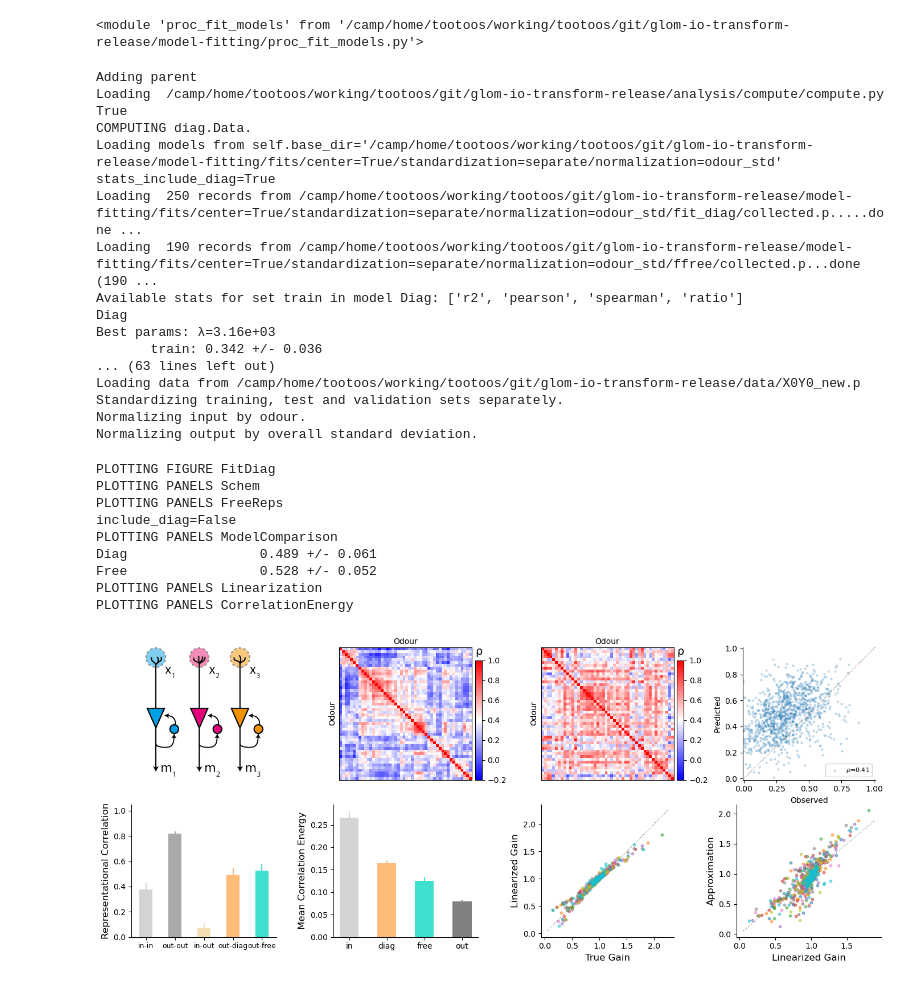
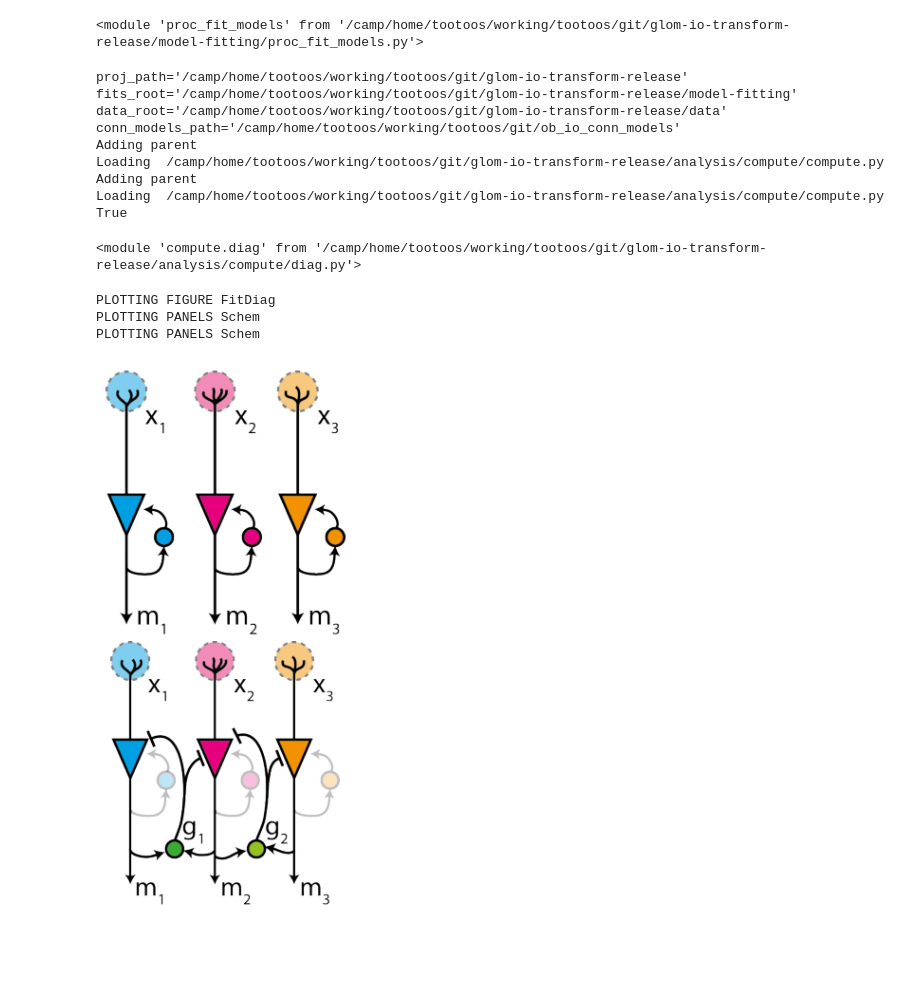
Before and after one commit to stootoon/glom-io-transform-release, a Jupyter notebook: analysis/fig_driver.ipynb, the cells around one changed output. Saved outputs shown, nothing was run; the diff lists cells and outputs as text; code cells hidden in the pictures; blank space fills up the shorter version.

```diff
--- a/analysis/fig_driver.ipynb
+++ b/analysis/fig_driver.ipynb
@@ -112,47 +127,34 @@ reload(compute2)
 print(compute2.center)
 from compute import diag as compute_diag
 reload(compute_diag)
-diag_data = compute_diag.Data().compute(best_stat = "r2", best_stat_includes_diag = True,
-                                                        corr_stats_include_diag = {
-                                                            "in-in":False,
-                                                            "in-out":False,
-                                                            "out-out":False,
-                                                            "model-out":True,
-                                                        }
-                                                        )
+#diag_data = compute_diag.Data().compute(best_stat = "r2", best_stat_includes_diag = True,
+#                                                        corr_stats_include_diag = {
+#                                                            "in-in":False,
+#                                                            "in-out":False,
+#                                                            "out-out":False,
+#                                                            "model-out":True,
+#                                                        }
+#                                                        )
 # %% [output]
+proj_path='/camp/home/tootoos/working/tootoos/git/glom-io-transform-release'
+fits_root='/camp/home/tootoos/working/tootoos/git/glom-io-transform-release/model-fitting'
+data_root='/camp/home/tootoos/working/tootoos/git/glom-io-transform-release/data'
+conn_models_path='/camp/home/tootoos/working/tootoos/git/ob_io_conn_models'
+Adding parent
+Loading  /camp/home/tootoos/working/tootoos/git/glom-io-transform-release/analysis/compute/compute.py
 Adding parent
 Loading  /camp/home/tootoos/working/tootoos/git/glom-io-transform-release/analysis/compute/compute.py
 True
-COMPUTING diag.Data.
-Loading models from self.base_dir='/camp/home/tootoos/working/tootoos/git/glom-io-transform-release/model-fitting/fits/center=True/standardization=separate/normalization=odour_std'
-stats_include_diag=True
-Loading  250 records from /camp/home/tootoos/working/tootoos/git/glom-io-transform-release/model-fitting/fits/center=True/standardization=separate/normalization=odour_std/fit_diag/collected.p.....done ...
-Loading  190 records from /camp/home/tootoos/working/tootoos/git/glom-io-transform-release/model-fitting/fits/center=True/standardization=separate/normalization=odour_std/ffree/collected.p...done (190 ...
-Available stats for set train in model Diag: ['r2', 'pearson', 'spearman', 'ratio']
-Diag
-Best params: λ=3.16e+03
-       train: 0.342 +/- 0.036
-... (63 lines left out)
-Loading data from /camp/home/tootoos/working/tootoos/git/glom-io-transform-release/data/X0Y0_new.p
-Standardizing training, test and validation sets separately.
-Normalizing input by odour.
-Normalizing output by overall standard deviation.
+<module 'compute.diag' from '/camp/home/tootoos/working/tootoos/git/glom-io-transform-release/analysis/compute/diag.py'>
 # %%
-import figures; reload(figures)
-from figures import figures as figures_figures; reload(figures.figures)
-from figures import diag as fig_diag; reload(figures.diag)
+import analysis.figures; reload(analysis.figures)
+from analysis.figures import figures as figures_figures; reload(figures_figures)
+from analysis.figures import diag as fig_diag; reload(fig_diag)
 fig = figure(figsize=(14, 6)); #title("HellO")
-ax = fig_diag.Main.plot(diag_data, free_corr_energy=free_data.corr_energy)
+ax = fig_diag.Main.plot(None)#, free_corr_energy=free_data.corr_energy)
 tight_layout(h_pad=0)
 # %% [output]
 PLOTTING FIGURE FitDiag
 PLOTTING PANELS Schem
-PLOTTING PANELS FreeReps
-include_diag=False
-PLOTTING PANELS ModelComparison
-Diag                 0.489 +/- 0.061
-Free                 0.528 +/- 0.052
-PLOTTING PANELS Linearization
-PLOTTING PANELS CorrelationEnergy
+PLOTTING PANELS Schem
-[figure, old version]
+[figure, new version]
```
Also changed, not shown: parts of 4 cells of this notebook.
